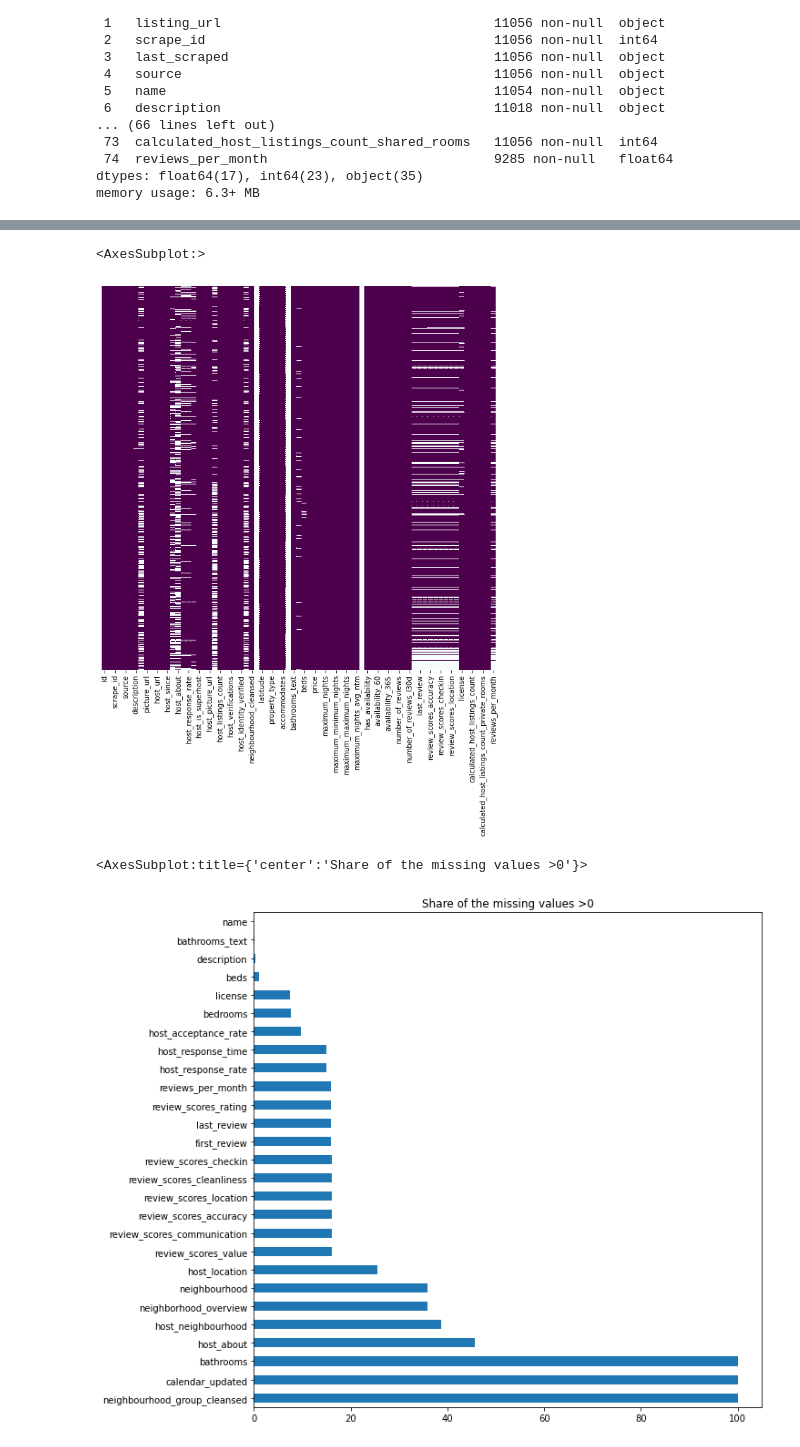
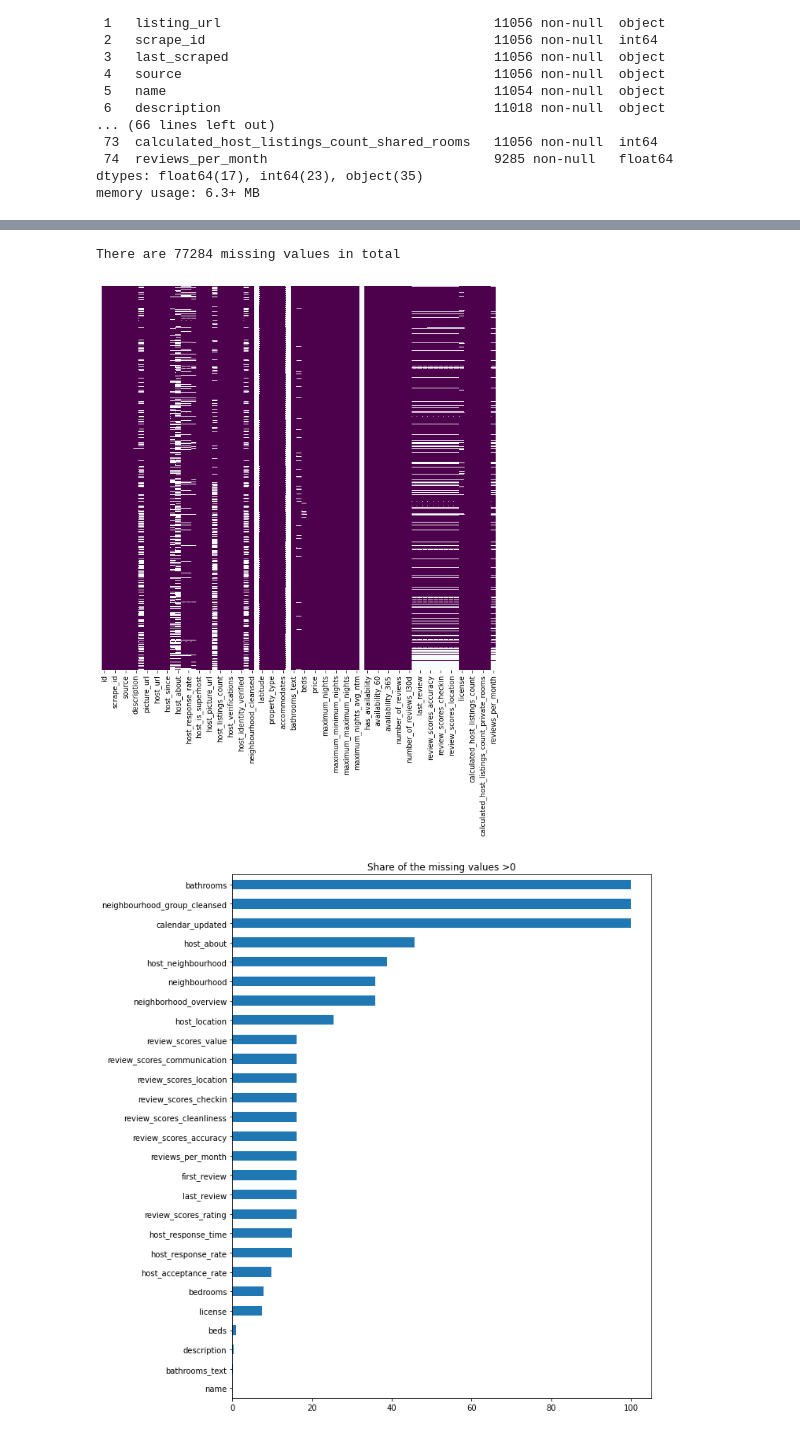
Before and after one commit to malikiscoding/prediction-with-ml, a Jupyter notebook: ps2/ps2.ipynb, the cells around one changed output, grey strips where cells are left out. Drawn from its saved outputs; the diff is of its cells as text; code cells hidden in the pictures.

```diff
--- a/ps2/ps2.ipynb
+++ b/ps2/ps2.ipynb
@@ -105,15 +47,16 @@ df.isna().sum().sum()
 # %%
-import seaborn as sns
-import matplotlib.pyplot as plt
+# Check for missing values frequency
 fig, ax = plt.subplots(figsize=(10,10))         # Sample figsize in inches
 sns.heatmap(df.isnull(), yticklabels=False, cbar=False, cmap='BuPu_r', ax=ax)
+print('There are', df.isna().sum().sum(), 'missing values in total')
 # %% [output]
-<AxesSubplot:>
+There are 77284 missing values in total
 [figure]
 # %%
+# focus on features with missing values
 na_share = df.isnull().mean()*100
 fig, ax = plt.subplots(figsize=(10,10))
-na_share[na_share>0].sort_values(ascending=False).plot.barh(title = 'Share of the missing values >0')
+na_share[na_share>0].sort_values(ascending=True).plot.barh(title = 'Share of the missing values >0')
+plt.tight_layout()
 # %% [output]
-<AxesSubplot:title={'center':'Share of the missing values >0'}>
-[figure, old version]
+[figure, new version]
```
Also changed, not shown: parts of 19 cells of this notebook, 2 other files.
